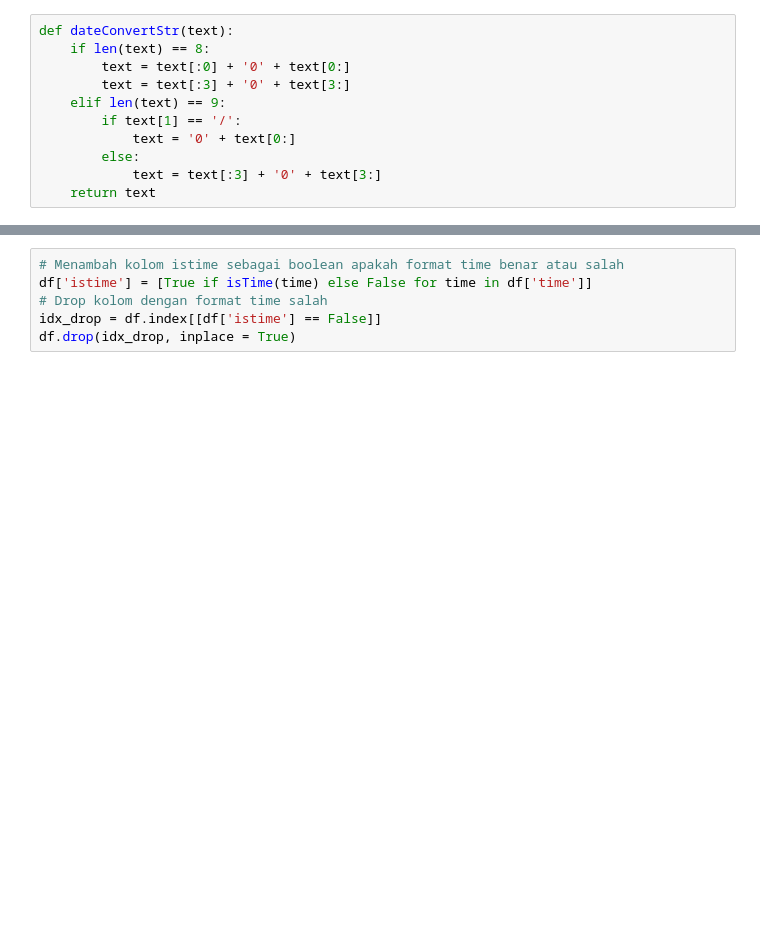
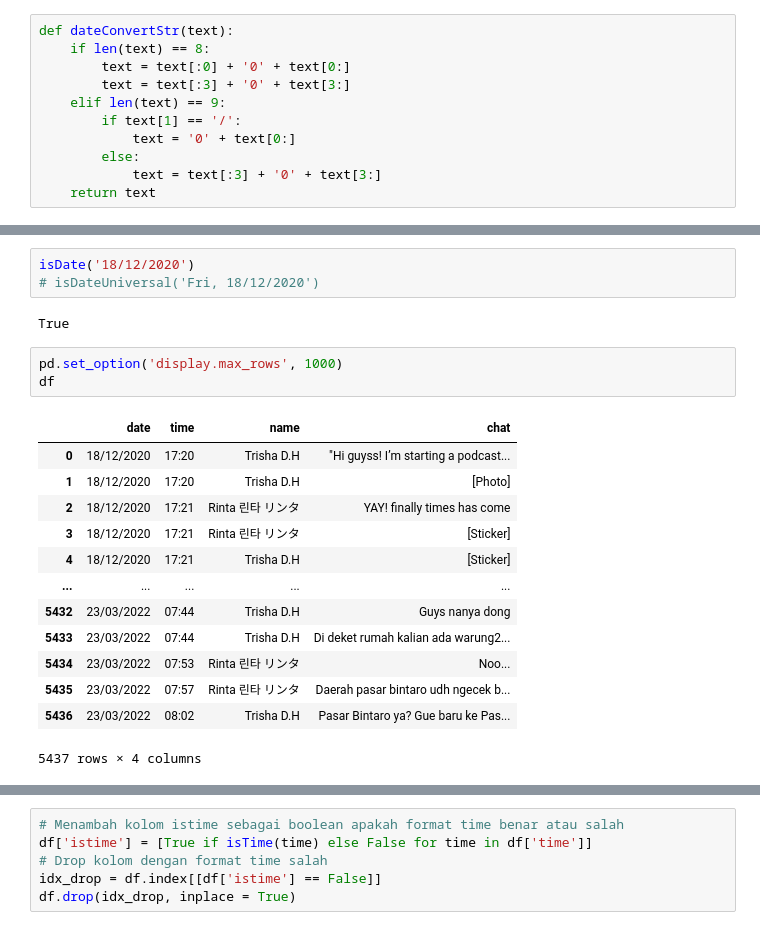
Before and after one commit to hollyyph/LINEchatTextAnalysis, a Jupyter notebook: LINEchat_Text_Analysis.ipynb, the cells around one changed output, grey strips where cells are left out. Drawn from its saved outputs; the diff is of its cells as text; blank space fills up the shorter version.

```diff
--- a/LINEchat_Text_Analysis.ipynb
+++ b/LINEchat_Text_Analysis.ipynb
@@ -151,0 +188,22 @@ print("Finished at " + str(datetime.now() - start_time))
+# %%
+isDate('18/12/2020')
+# isDateUniversal('Fri, 18/12/2020')
+# %% [output]
+True
+# %%
+pd.set_option('display.max_rows', 1000)
+df
+# %% [output]
+|  | date | time | name | chat |
+| 0 | 18/12/2020 | 17:20 | Trisha D.H | "Hi guyss! I’m starting a podcast... |
+| 1 | 18/12/2020 | 17:20 | Trisha D.H | [Photo] |
+| 2 | 18/12/2020 | 17:21 | Rinta 린타 リンタ | YAY! finally times has come |
+| 3 | 18/12/2020 | 17:21 | Rinta 린타 リンタ | [Sticker] |
+| 4 | 18/12/2020 | 17:21 | Trisha D.H | [Sticker] |
+| ... | ... | ... | ... | ... |
+| 5432 | 23/03/2022 | 07:44 | Trisha D.H | Guys nanya dong |
+| 5433 | 23/03/2022 | 07:44 | Trisha D.H | Di deket rumah kalian ada warung2... |
+| 5434 | 23/03/2022 | 07:53 | Rinta 린타 リンタ | Noo... |
+| 5435 | 23/03/2022 | 07:57 | Rinta 린타 リンタ | Daerah pasar bintaro udh ngecek b... |
+| 5436 | 23/03/2022 | 08:02 | Trisha D.H | Pasar Bintaro ya? Gue baru ke Pas... |
+5437 rows × 4 columns
```
Also changed, not shown: parts of 13 cells of this notebook, 18 other files.
